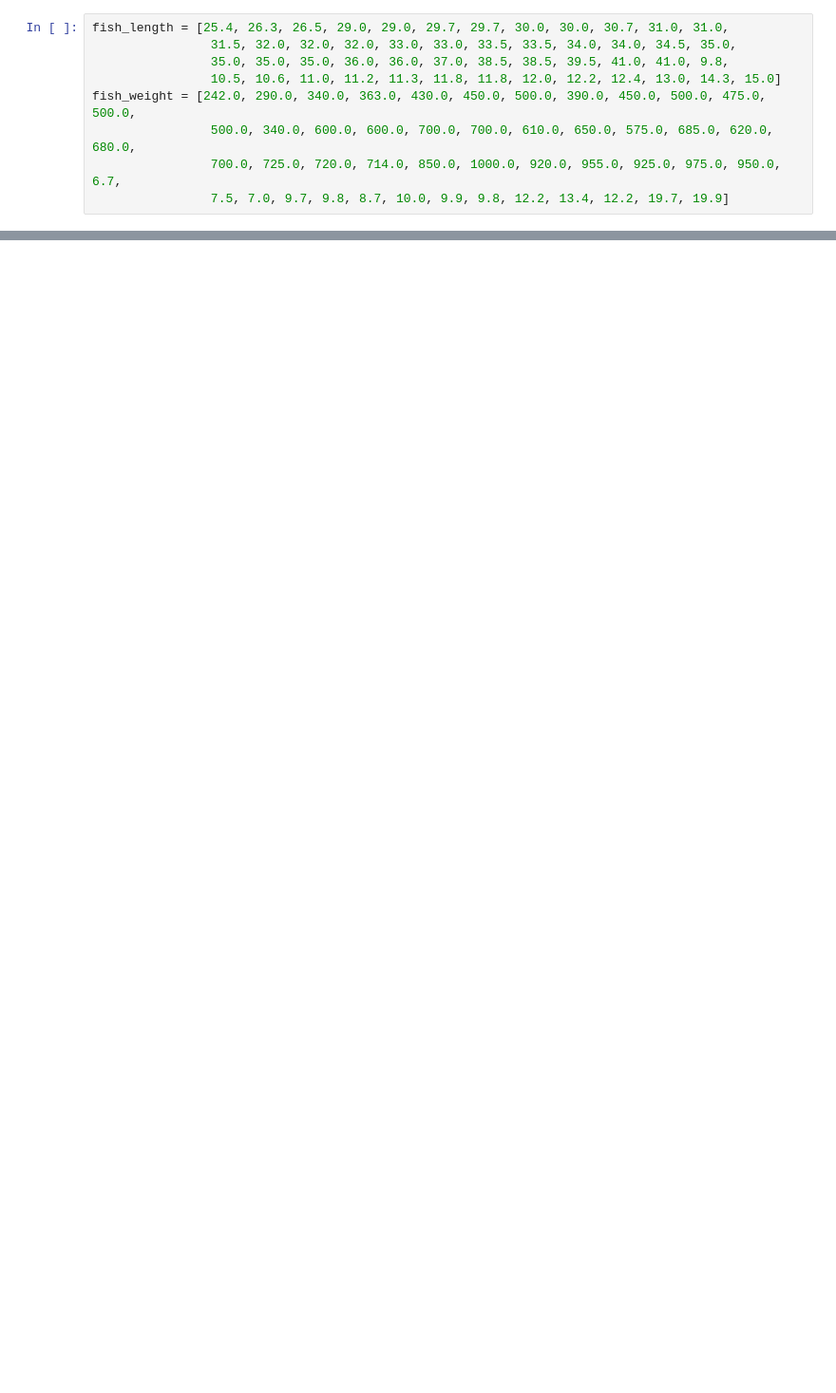
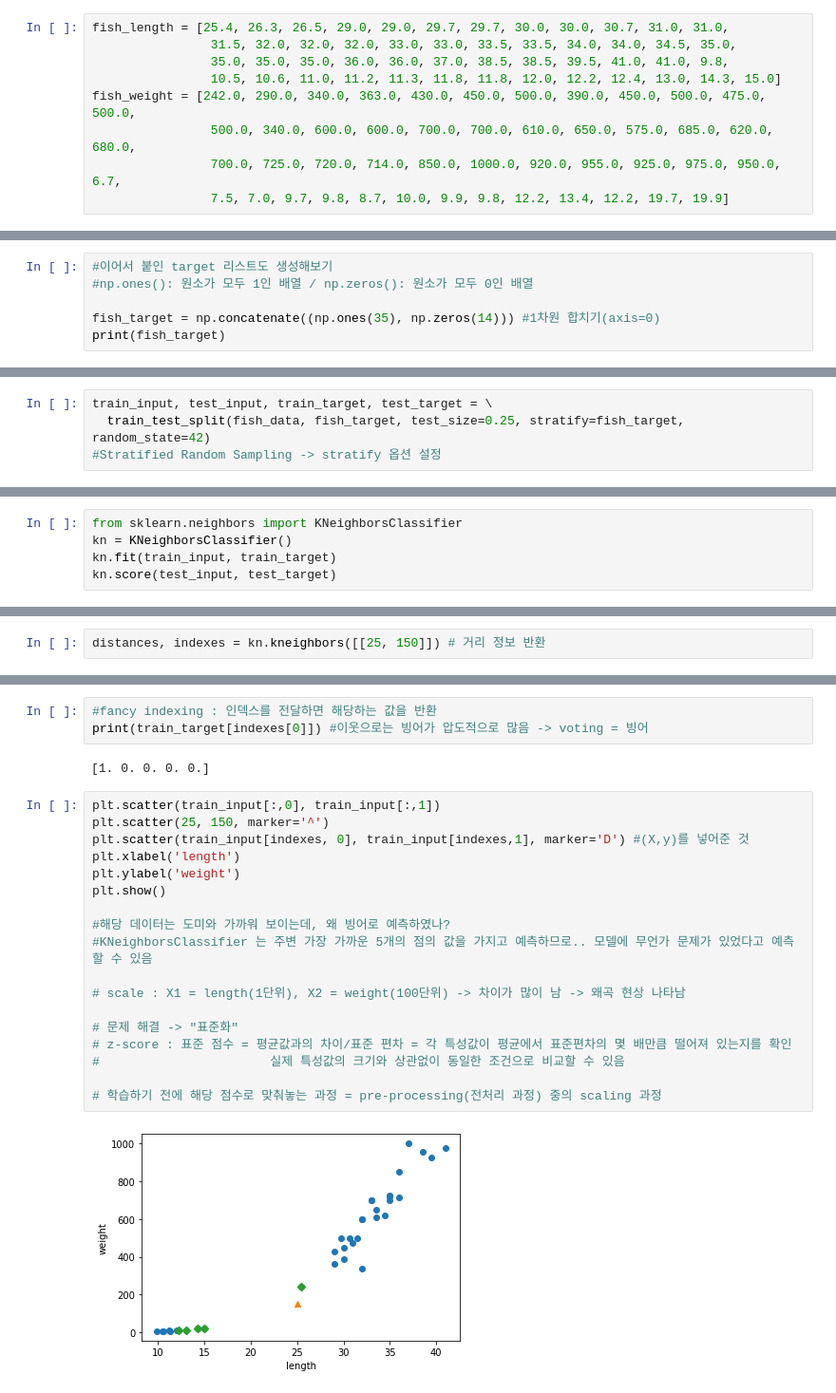
Before and after one commit to serinss/seSAC_ML_DL, a Jupyter notebook: 02_2_데이터_전처리.ipynb, the cells around one changed output, grey strips where cells are left out. Shown at 95% size. Drawn from its saved outputs; the diff is of its cells as text; blank space fills up the shorter version.

```diff
--- a/02_2_데이터_전처리.ipynb
+++ b/02_2_데이터_전처리.ipynb
@@ -114,0 +128,6 @@ fish_weight = [242.0, 290.0, 340.0, 363.0, 430.0, 450.0, 500.0, 390.0, 450.0, 50
+# %%
+#이어서 붙인 target 리스트도 생성해보기
+#np.ones(): 원소가 모두 1인 배열 / np.zeros(): 원소가 모두 0인 배열
+
+fish_target = np.concatenate((np.ones(35), np.zeros(14))) #1차원 합치기(axis=0)
+print(fish_target)
@@ -114,0 +185,4 @@ fish_weight = [242.0, 290.0, 340.0, 363.0, 430.0, 450.0, 500.0, 390.0, 450.0, 50
+# %%
+train_input, test_input, train_target, test_target = \
+  train_test_split(fish_data, fish_target, test_size=0.25, stratify=fish_target, random_state=42)
+#Stratified Random Sampling -> stratify 옵션 설정
@@ -114,0 +206,5 @@ fish_weight = [242.0, 290.0, 340.0, 363.0, 430.0, 450.0, 500.0, 390.0, 450.0, 50
+# %%
+from sklearn.neighbors import KNeighborsClassifier
+kn = KNeighborsClassifier()
+kn.fit(train_input, train_target)
+kn.score(test_input, test_target)
@@ -114,0 +223,2 @@ fish_weight = [242.0, 290.0, 340.0, 363.0, 430.0, 450.0, 500.0, 390.0, 450.0, 50
+# %%
+distances, indexes = kn.kneighbors([[25, 150]]) # 거리 정보 반환
@@ -114,0 +229,25 @@ fish_weight = [242.0, 290.0, 340.0, 363.0, 430.0, 450.0, 500.0, 390.0, 450.0, 50
+# %%
+#fancy indexing : 인덱스를 전달하면 해당하는 값을 반환
+print(train_target[indexes[0]]) #이웃으로는 빙어가 압도적으로 많음 -> voting = 빙어
+# %% [output]
+[1. 0. 0. 0. 0.]
+# %%
+plt.scatter(train_input[:,0], train_input[:,1])
+plt.scatter(25, 150, marker='^')
+plt.scatter(train_input[indexes, 0], train_input[indexes,1], marker='D') #(X,y)를 넣어준 것
+plt.xlabel('length')
+plt.ylabel('weight')
+plt.show()
+
+#해당 데이터는 도미와 가까워 보이는데, 왜 빙어로 예측하였나?
+#KNeighborsClassifier 는 주변 가장 가까운 5개의 점의 값을 가지고 예측하므로.. 모델에 무언가 문제가 있었다고 예측할 수 있음
+
+# scale : X1 = length(1단위), X2 = weight(100단위) -> 차이가 많이 남 -> 왜곡 현상 나타남
+
+# 문제 해결 -> "표준화"
+# z-score : 표준 점수 = 평균값과의 차이/표준 편차 = 각 특성값이 평균에서 표준편차의 몇 배만큼 떨어져 있는지를 확인
+#                       실제 특성값의 크기와 상관없이 동일한 조건으로 비교할 수 있음
+
+# 학습하기 전에 해당 점수로 맞춰놓는 과정 = pre-processing(전처리 과정) 중의 scaling 과정
+# %% [output]
+[figure, added]
```
Also changed, not shown: parts of 35 cells of this notebook.
